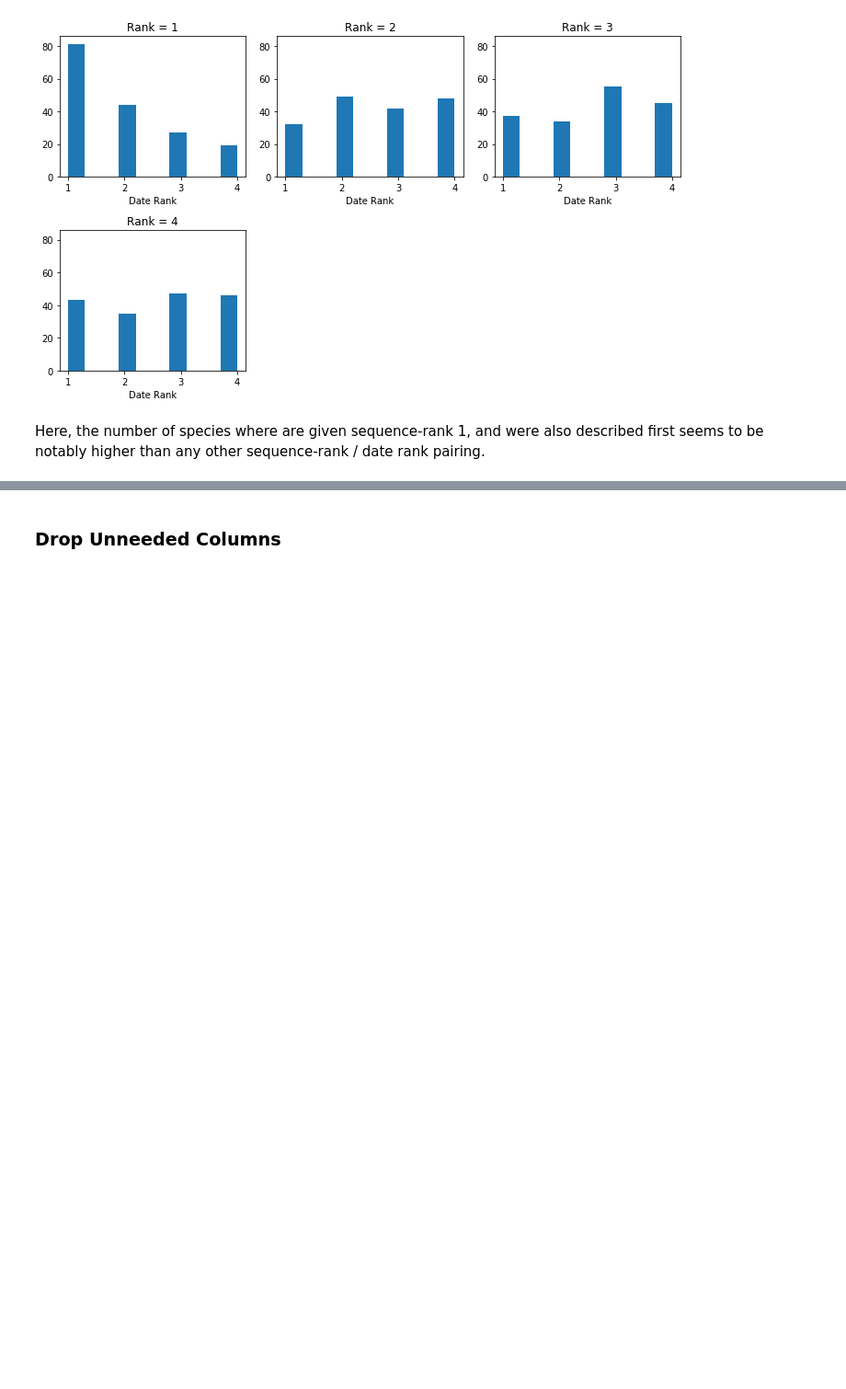
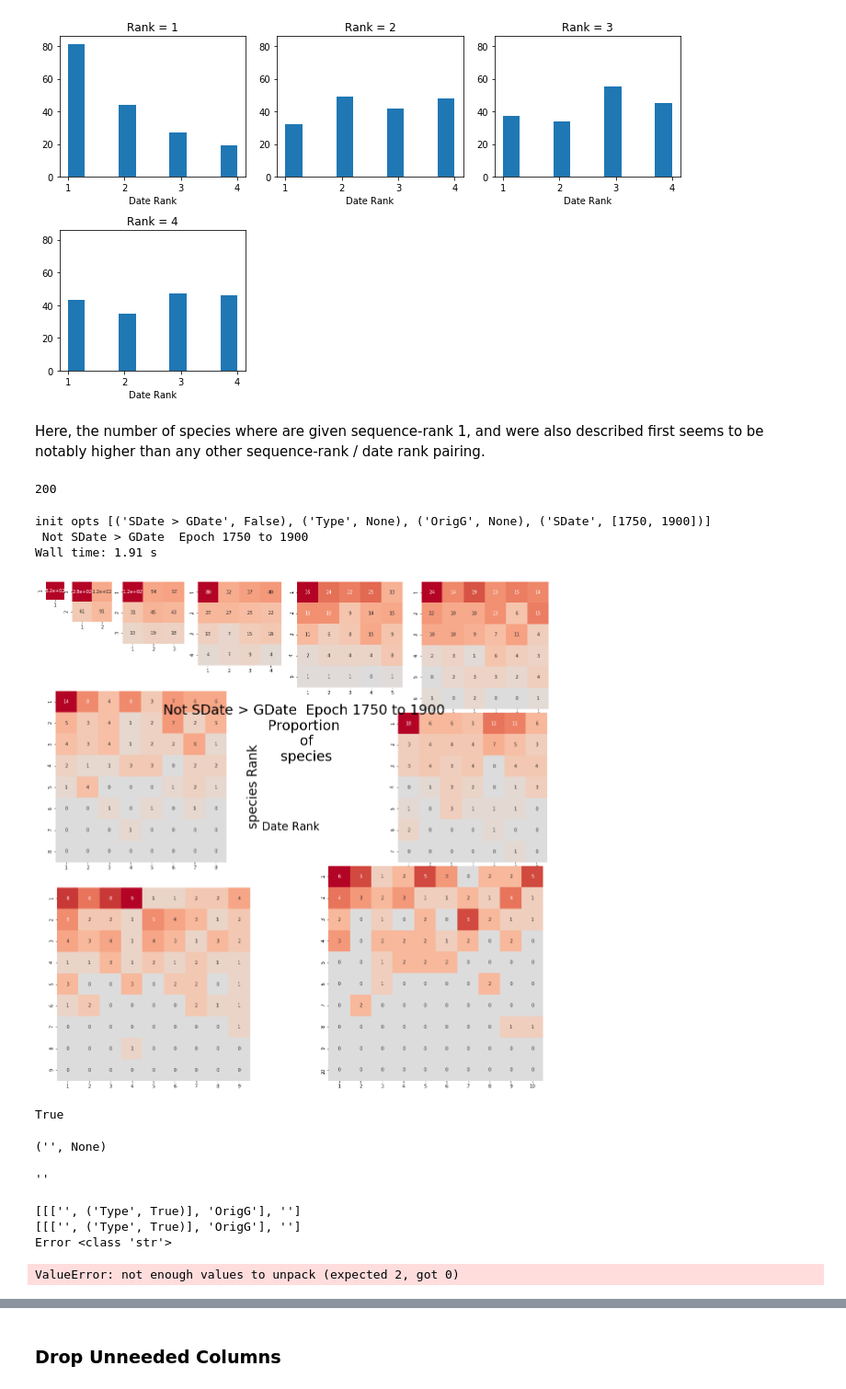
Before and after one commit to wipegup/Capstone, a Jupyter notebook: Visualizations.ipynb, the cells around one changed output, grey strips where cells are left out. Shown at 92% size. Cells and saved outputs as stored; diff of their text form; code cells hidden in the pictures; blank space fills up the shorter version.

Commit message:
Interactiveish heatmapper

```diff
--- a/Visualizations.ipynb
+++ b/Visualizations.ipynb
@@ -140,3 +137,7 @@ plt.tight_layout()
 [figure]
 # %% [markdown]
 Here, the number of species where are given sequence-rank 1, and were also described first seems to be notably higher than any other sequence-rank / date rank pairing.
+# %%
+exec(open('./Data.py').read())
+# %% [output]
+200
@@ -143,4 +146,16 @@ Here, the number of species where are given sequence-rank 1, and were also descr
 # %%
+%%time
 # creates functions:
 # authorcounts
 exec(open('./VisualizeFuncs.py').read())
+exec(open('./GroupingClasses.py').read())
+hn = showPlot(df, kind = 'unagg', num = 'All', SDateVGDate= False, Epoch= [1750, 1900], func = 'count')
+# %% [output]
+init opts [('SDate > GDate', False), ('Type', None), ('OrigG', None), ('SDate', [1750, 1900])]
+ Not SDate > GDate  Epoch 1750 to 1900
+Wall time: 1.91 s
+[figure, added]
+# %%
+[] != None
+# %% [output]
+True
@@ -146,0 +164,17 @@ exec(open('./VisualizeFuncs.py').read())
+# %%
+tn = TreeNode(value = ('',None))
+tn.value
+# %% [output]
+('', None)
+# %%
+hn.children[0].value
+# %% [output]
+''
+# %%
+hn = TreeNode()
+buildTree( mopts, hn)
+# %% [output]
+[[['', ('Type', True)], 'OrigG'], '']
+[[['', ('Type', True)], 'OrigG'], '']
+Error <class 'str'>
+ValueError: not enough values to unpack (expected 2, got 0)
```
Also changed, not shown: parts of 68 cells of this notebook, 11 other files.
